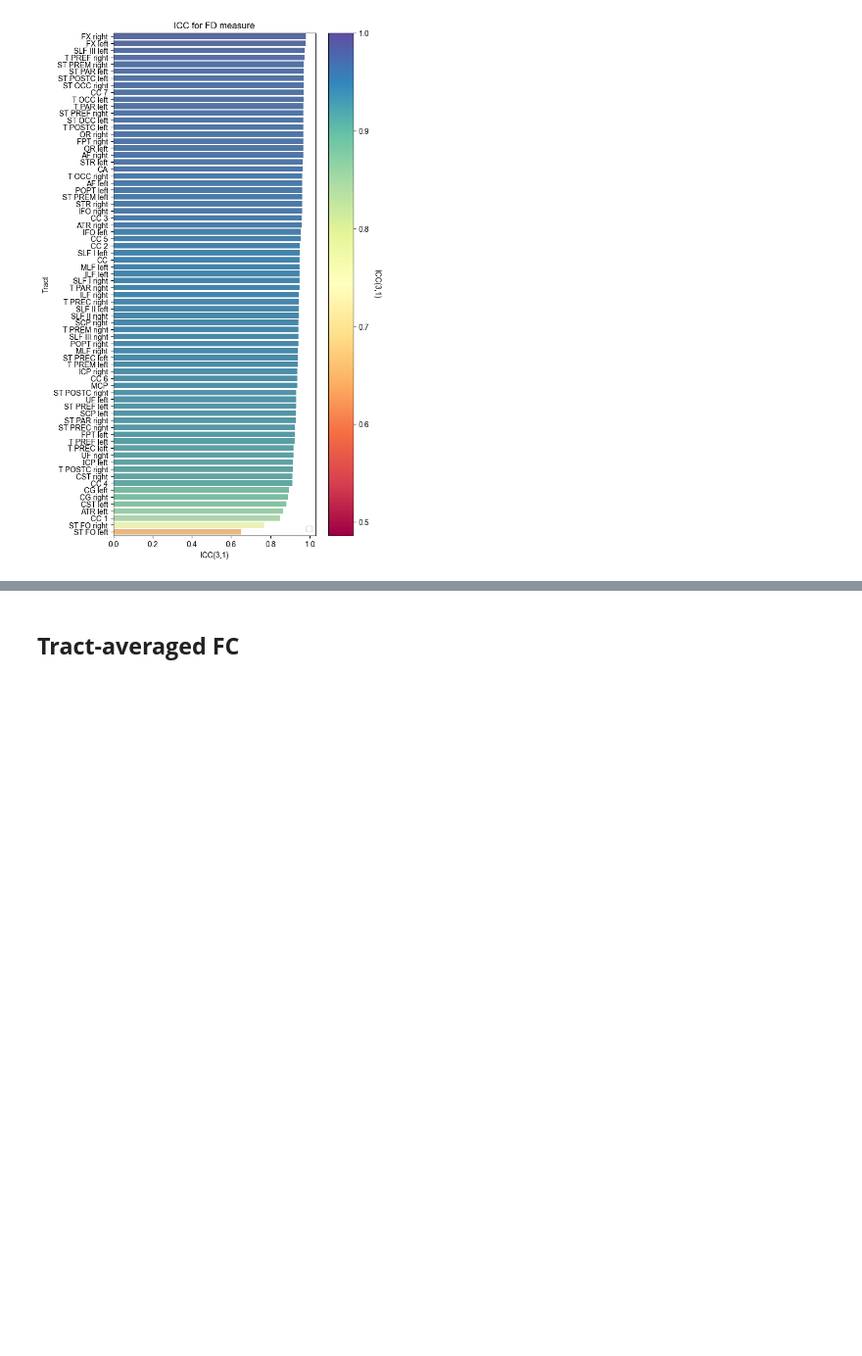
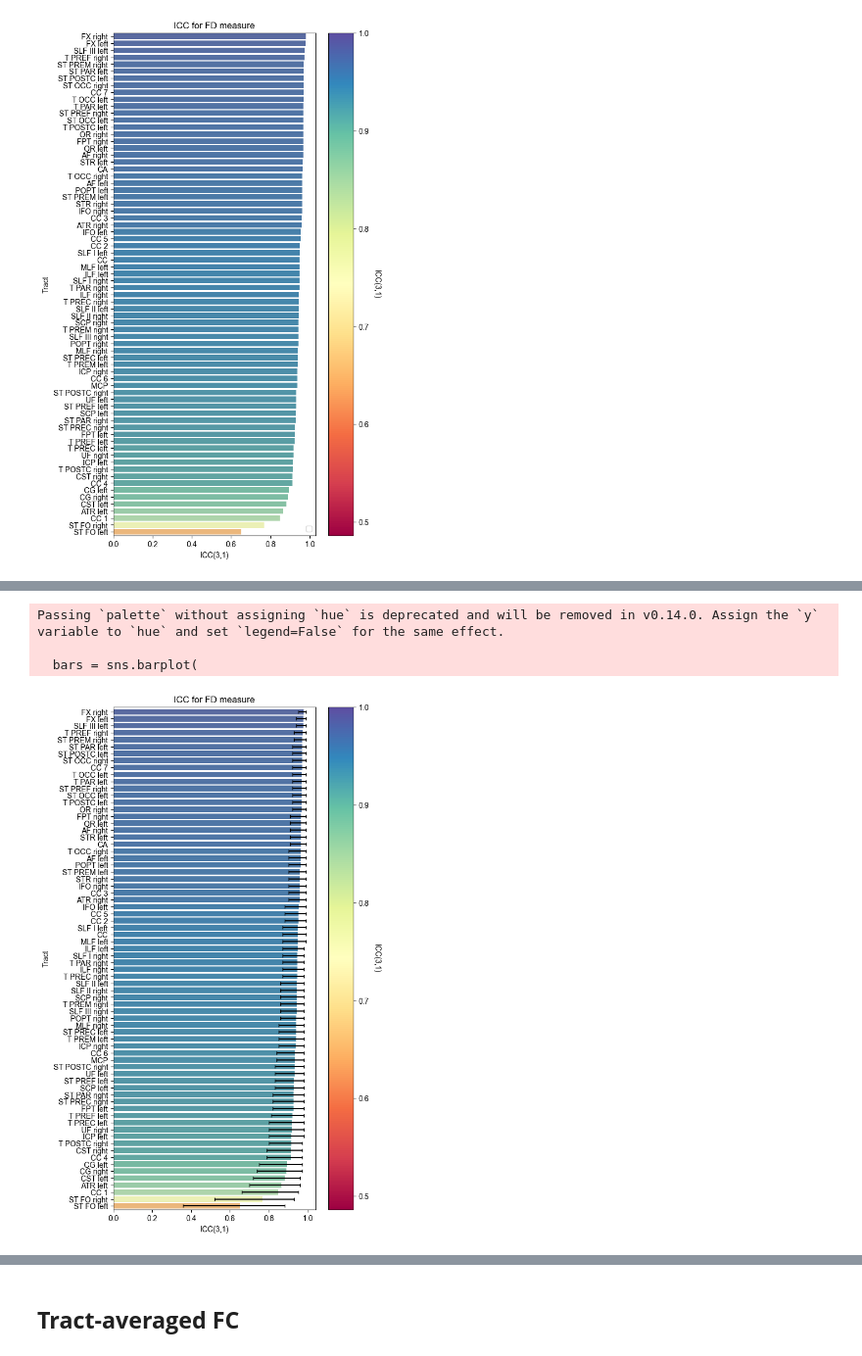
Before and after one commit to remikamito/TRAMFIX, a Jupyter notebook: analysis_notebooks/Analysis2_tractmeans.ipynb, the cells around one changed output, grey strips where cells are left out. Shown at 98% size. Saved outputs shown, nothing was run; the diff lists cells and outputs as text; code cells hidden in the pictures; blank space fills up the shorter version.

```diff
--- a/analysis_notebooks/Analysis2_tractmeans.ipynb
+++ b/analysis_notebooks/Analysis2_tractmeans.ipynb
@@ -327,0 +493,65 @@ icc_df1_sorted['hexcode'] = icc_df1_sorted['ICC(3,1)'].apply(lambda val: mcolors
+# %%
+
+# Sort by ICC values (low to high)
+icc_df1_sorted = results_df1.sort_values(by="ICC(3,1)", ascending=False)
+
+plt.rcParams['font.family'] = 'Arial'
+
+# manual colour mapping (range from 0 to 1 for ICC)
+norm = mcolors.Normalize(vmin=results_fa_df['ICC(3,1)'].min(), vmax=1)
+cmap = cm.get_cmap("Spectral")
+# or using rocket without mapping
+# norm = mcolors.Normalize(vmin=results_df1['ICC_3_1'].min(), vmax=results_df1['ICC_3_1'].max())
+# cmap = cm.get_cmap("rocket")
+colours = [cmap(norm(val)) for val in icc_df1_sorted['ICC(3,1)']]
+
+fig, ax = plt.subplots(figsize=(6,12))
+
+# Bars
+bars = sns.barplot(
+    data=icc_df1_sorted,
+    y="Tract",
+    x="ICC(3,1)",
+    palette=colours,
+    ax=ax
+)
+
+# Save original y-limits (set by seaborn)
+ymin, ymax = ax.get_ylim()
+
+# Add error bars
+ax.errorbar(
+    x=icc_df1_sorted["ICC(3,1)"],
+    y=np.arange(len(icc_df1_sorted)),   # numeric positions
+    xerr=[
+        icc_df1_sorted["ICC(3,1)"] - icc_df1_sorted["ICC_CI"].apply(lambda x: x[0]),
+        icc_df1_sorted["ICC_CI"].apply(lambda x: x[1]) - icc_df1_sorted["ICC(3,1)"]
+    ],
+    fmt="none",
+    ecolor= "black", #"#57534D",
+    capsize=2
+)
+
+# Restore original seaborn y-limits
+ax.set_ylim(ymin, ymax - 0.2)
+
+# Colorbar
+sm = cm.ScalarMappable(cmap=cmap, norm=norm)
+sm.set_array([])
+cbar = fig.colorbar(sm, ax=ax, orientation="vertical")
+cbar.set_label("ICC(3,1)", rotation=270, labelpad=15)
+
+# Format plot
+#plt.xticks(rotation=90, fontsize=10)  # rotate tract names
+plt.ylabel("Tract")
+plt.xlabel("ICC(3,1)")
+plt.title("ICC for FD measure")
+
+plt.savefig(os.path.join(output_dir, "icc_plot_fd_template1_spectral_R1.svg"), format="svg", bbox_inches="tight")
+
+plt.show()
+# %% [output]
+Passing `palette` without assigning `hue` is deprecated and will be removed in v0.14.0. Assign the `y` variable to `hue` and set `legend=False` for the same effect.
+
+  bars = sns.barplot(
+[figure, added]
```
Also changed, not shown: parts of 54 cells of this notebook, 2 other files.
